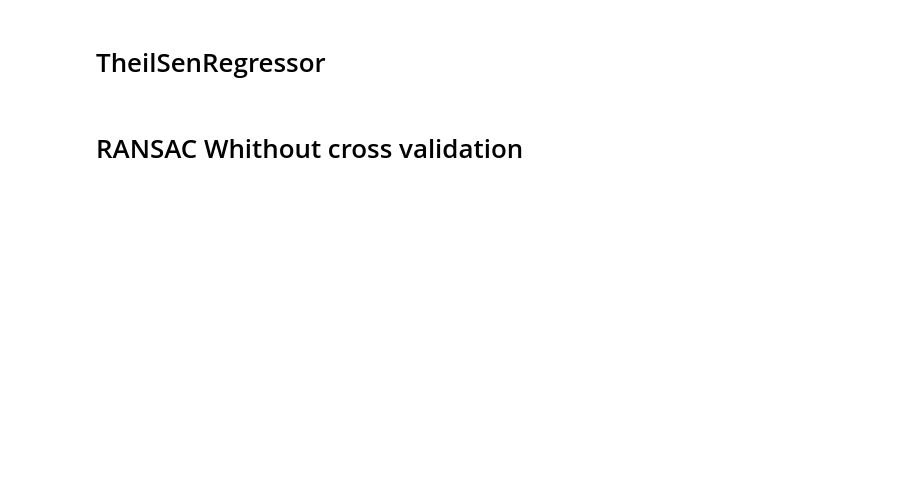
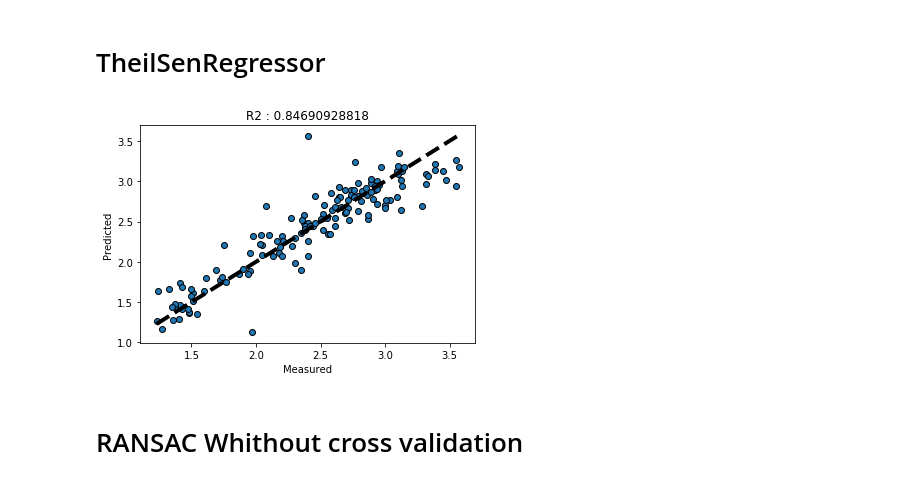
Before and after one commit to Seam8/SDB_Projects, a Jupyter notebook: Poe/Scripts/Modeling/GetBathy_Stumpf_WithFieldData.ipynb, the cells around one changed output. Saved outputs shown, nothing was run; the diff lists cells and outputs as text; code cells hidden in the pictures; blank space fills up the shorter version.

```diff
--- a/Poe/Scripts/Modeling/GetBathy_Stumpf_WithFieldData.ipynb
+++ b/Poe/Scripts/Modeling/GetBathy_Stumpf_WithFieldData.ipynb
@@ -425,21 +399,24 @@ plt.show()
 # %%
 loo = LeaveOneOut()
 loo.get_n_splits(x)
 predicted = np.full(y.shape,np.nan, np.float)
 lr = linear_model.TheilSenRegressor()
 counterCheck = 0
 
 for train_index, test_index in loo.split(x):
     lr.fit(x[train_index], y[train_index])
     predicted[test_index] = lr.predict(x[test_index])
     counterCheck = counterCheck + 1
 
 fig, ax = plt.subplots()
 im = ax.scatter(y, predicted, edgecolors=(0, 0, 0))
 ax.plot([y.min(), y.max()], [y.min(), y.max()], 'k--', lw=4)
 ax.set_xlabel('Measured')
 ax.set_ylabel('Predicted')
+ax.set_title('R2 : '+str(r2_score(y, predicted)))
 plt.show()
+# %% [output]
+[figure, added]
 # %% [markdown]
 # RANSAC Whithout cross validation
 # %%
```
Also changed, not shown: parts of 32 cells of this notebook, 1 other file.
